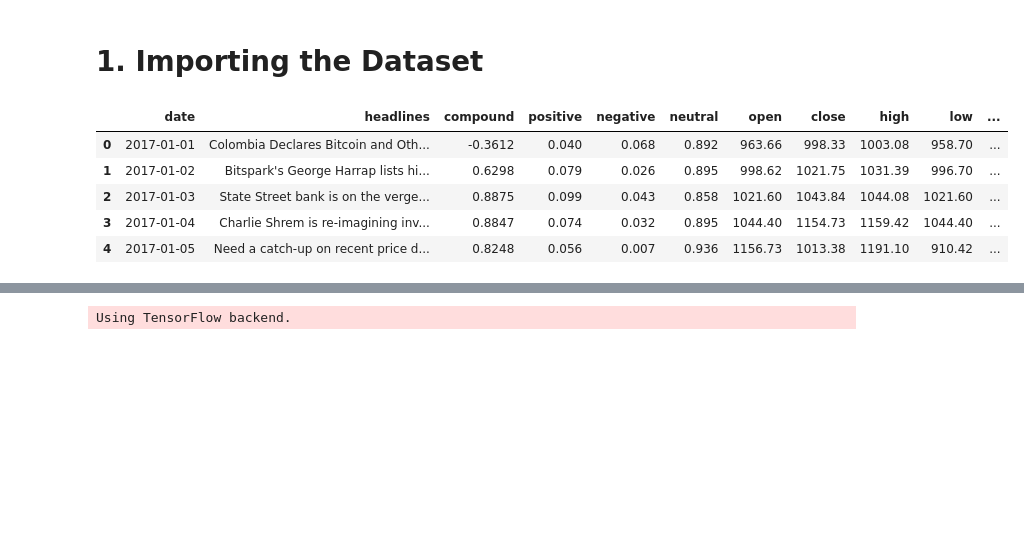
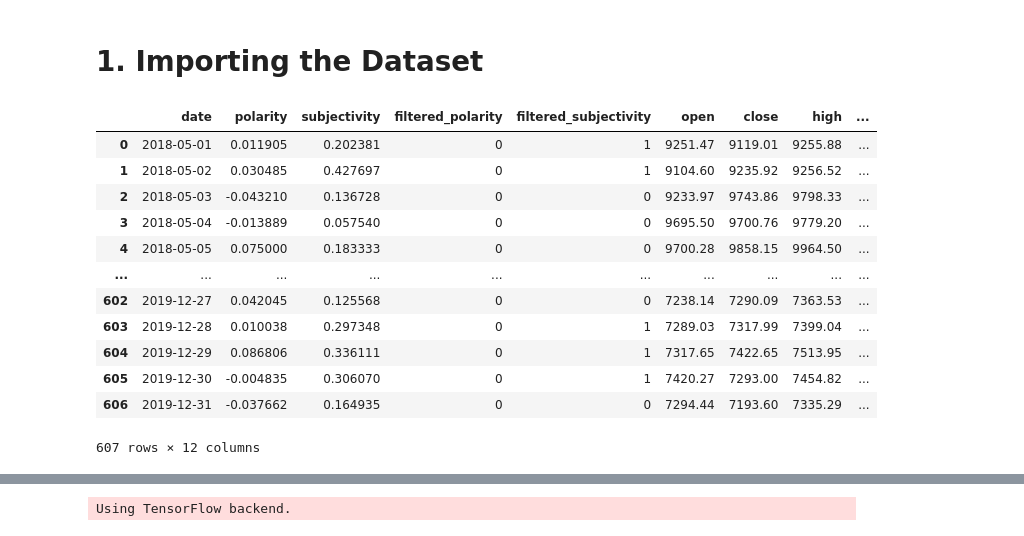
Before and after one commit to osemrt/Predict-BTC-Price-Movement, a Jupyter notebook: models/sentiment-lstm/02_model.ipynb, the cells around one changed output, grey strips where cells are left out. Saved outputs shown, nothing was run; the diff lists cells and outputs as text; code cells hidden in the pictures; blank space fills up the shorter version.

```diff
--- a/models/sentiment-lstm/02_model.ipynb
+++ b/models/sentiment-lstm/02_model.ipynb
@@ -6,14 +14,21 @@ import numpy as np
 # %%
 df_data = pd.read_csv('./combined_data.csv')
 # %%
-df_data.head()
+df_data
 # %% [output]
-|  | date | headlines | compound | positive | negative | neutral | open | close | high | low | ... |
-| 0 | 2017-01-01 | Colombia Declares Bitcoin and Oth... | -0.3612 | 0.040 | 0.068 | 0.892 | 963.66 | 998.33 | 1003.08 | 958.70 | ... |
-| 1 | 2017-01-02 | Bitspark's George Harrap lists hi... | 0.6298 | 0.079 | 0.026 | 0.895 | 998.62 | 1021.75 | 1031.39 | 996.70 | ... |
-| 2 | 2017-01-03 | State Street bank is on the verge... | 0.8875 | 0.099 | 0.043 | 0.858 | 1021.60 | 1043.84 | 1044.08 | 1021.60 | ... |
-| 3 | 2017-01-04 | Charlie Shrem is re-imagining inv... | 0.8847 | 0.074 | 0.032 | 0.895 | 1044.40 | 1154.73 | 1159.42 | 1044.40 | ... |
-| 4 | 2017-01-05 | Need a catch-up on recent price d... | 0.8248 | 0.056 | 0.007 | 0.936 | 1156.73 | 1013.38 | 1191.10 | 910.42 | ... |
+|  | date | polarity | subjectivity | filtered_polarity | filtered_subjectivity | open | close | high | ... |
+| 0 | 2018-05-01 | 0.011905 | 0.202381 | 0 | 1 | 9251.47 | 9119.01 | 9255.88 | ... |
+| 1 | 2018-05-02 | 0.030485 | 0.427697 | 0 | 1 | 9104.60 | 9235.92 | 9256.52 | ... |
+| 2 | 2018-05-03 | -0.043210 | 0.136728 | 0 | 0 | 9233.97 | 9743.86 | 9798.33 | ... |
+| 3 | 2018-05-04 | -0.013889 | 0.057540 | 0 | 0 | 9695.50 | 9700.76 | 9779.20 | ... |
+| 4 | 2018-05-05 | 0.075000 | 0.183333 | 0 | 0 | 9700.28 | 9858.15 | 9964.50 | ... |
+| ... | ... | ... | ... | ... | ... | ... | ... | ... | ... |
+| 602 | 2019-12-27 | 0.042045 | 0.125568 | 0 | 0 | 7238.14 | 7290.09 | 7363.53 | ... |
+| 603 | 2019-12-28 | 0.010038 | 0.297348 | 0 | 1 | 7289.03 | 7317.99 | 7399.04 | ... |
+| 604 | 2019-12-29 | 0.086806 | 0.336111 | 0 | 1 | 7317.65 | 7422.65 | 7513.95 | ... |
+| 605 | 2019-12-30 | -0.004835 | 0.306070 | 0 | 1 | 7420.27 | 7293.00 | 7454.82 | ... |
+| 606 | 2019-12-31 | -0.037662 | 0.164935 | 0 | 0 | 7294.44 | 7193.60 | 7335.29 | ... |
+607 rows × 12 columns
 # %%
 df_data.shape
 # %% [output]
```
Also changed, not shown: parts of 53 cells of this notebook, 1 other file.
